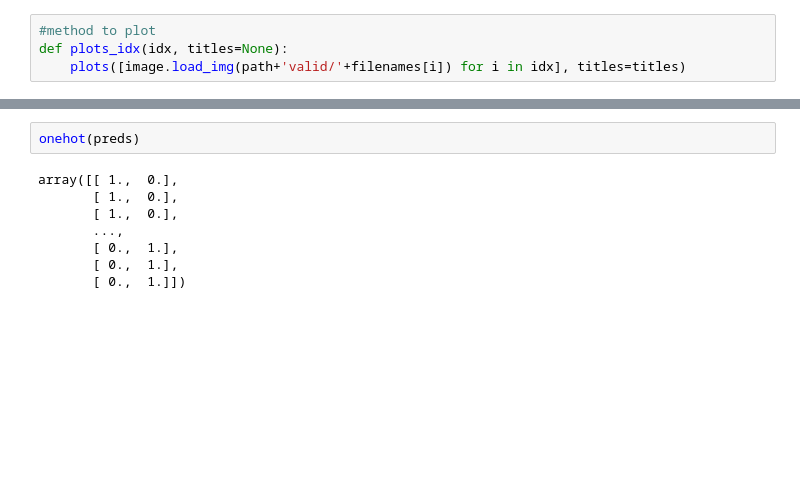
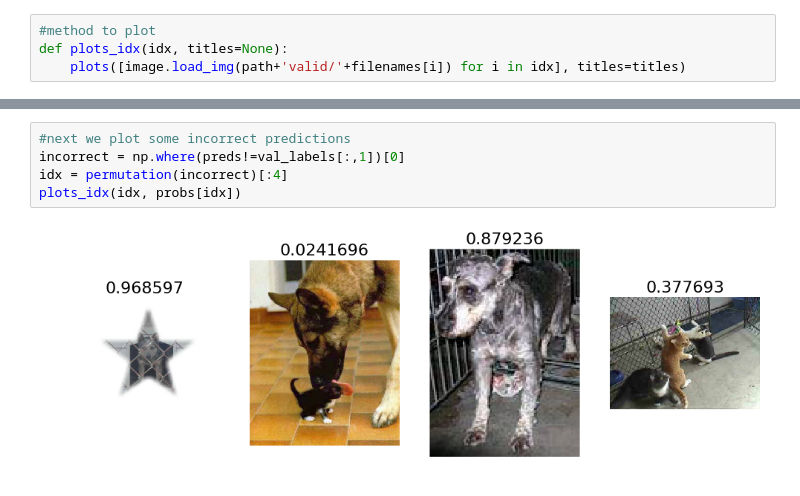
Before and after one commit to manibatra/fast.ai, a Jupyter notebook: lesson_2_recreation.ipynb, the cells around one changed output, grey strips where cells are left out. Drawn from its saved outputs; the diff is of its cells as text; blank space fills up the shorter version.

```diff
--- a/lesson_2_recreation.ipynb
+++ b/lesson_2_recreation.ipynb
@@ -215,10 +210,7 @@ array([0, 0, 0, ..., 1, 1, 1])
-# %%
-onehot(preds)
-# %% [output]
-array([[ 1.,  0.],
-       [ 1.,  0.],
-       [ 1.,  0.],
-       ...,
-       [ 0.,  1.],
-       [ 0.,  1.],
-       [ 0.,  1.]])
+# %%
+#next we plot some incorrect predictions
+incorrect = np.where(preds!=val_labels[:,1])[0]
+idx = permutation(incorrect)[:4]
+plots_idx(idx, probs[idx])
+# %% [output]
+[figure, added]
```
Also changed, not shown: parts of 12 cells of this notebook.
